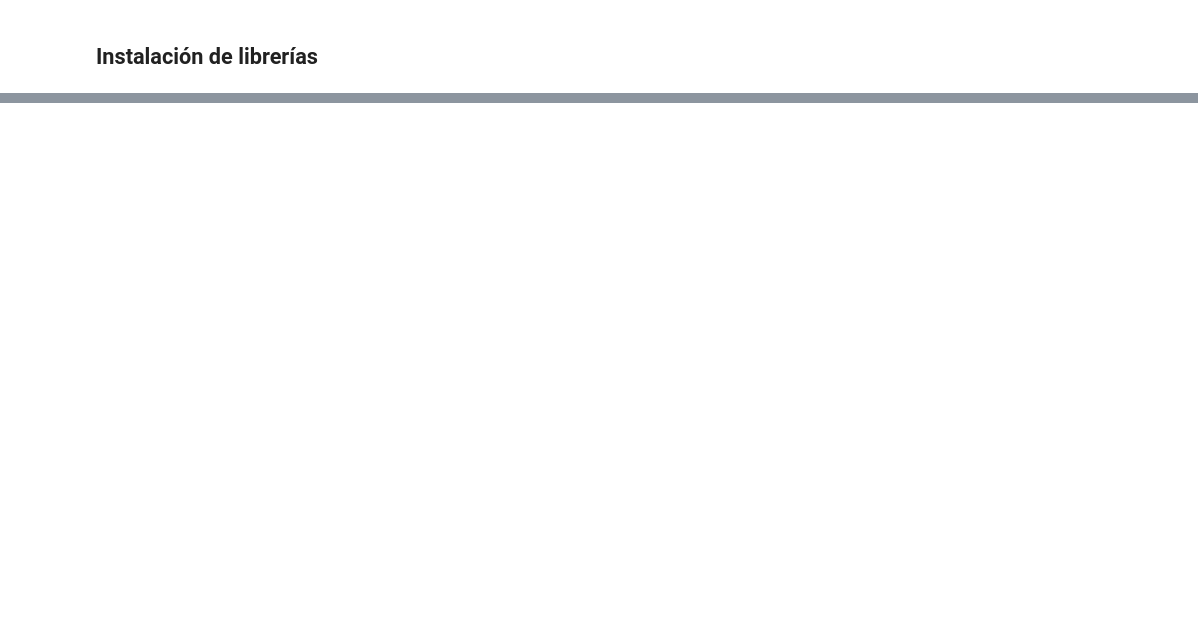
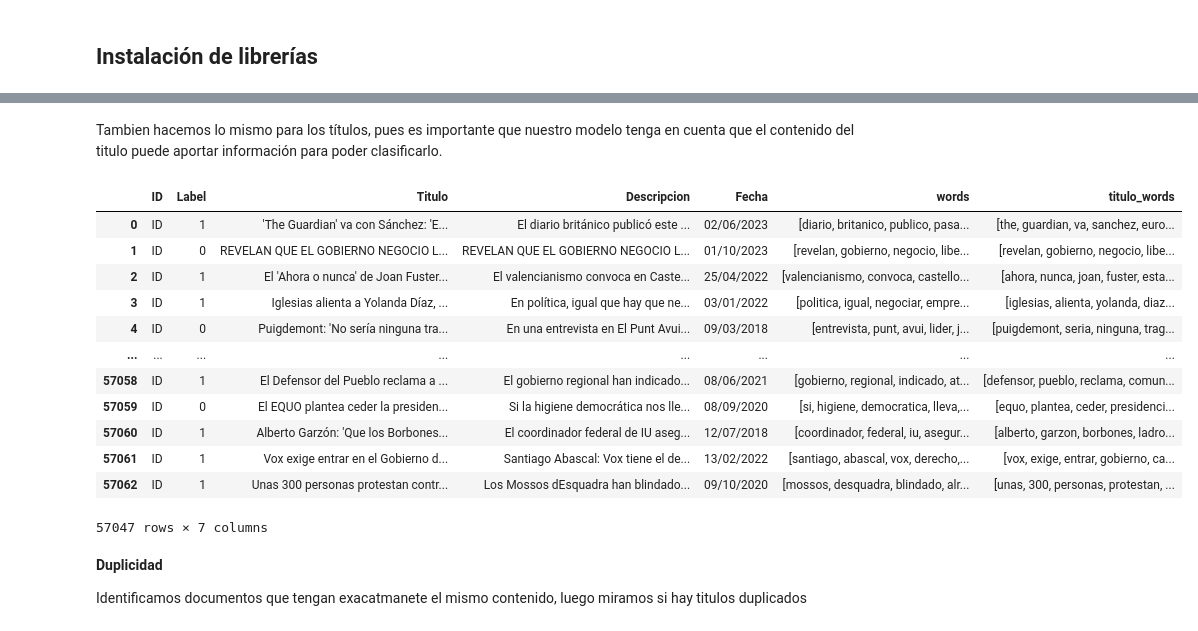
Before and after one commit to Yesopi/BI_project_1, a Jupyter notebook: Proyecto1_BI.ipynb, the cells around one changed output, grey strips where cells are left out. Saved outputs shown, nothing was run; the diff lists cells and outputs as text; code cells hidden in the pictures; blank space fills up the shorter version.

```diff
--- a/Proyecto1_BI.ipynb
+++ b/Proyecto1_BI.ipynb
@@ -200,0 +213,24 @@ You should consider upgrading via the 'C:\Users\estiv\AppData\Local\Microsoft\Wi
+# %% [markdown]
+Tambien hacemos lo mismo para los títulos, pues es importante que nuestro modelo tenga en cuenta que el contenido del titulo puede aportar información para poder clasificarlo.
+# %%
+texts["titulo_words"] = texts["Titulo"].apply(word_tokenize)
+texts["titulo_words"] = texts["titulo_words"].apply(preprocessing)
+texts
+# %% [output]
+|  | ID | Label | Titulo | Descripcion | Fecha | words | titulo_words |
+| 0 | ID | 1 | 'The Guardian' va con Sánchez: 'E... | El diario británico publicó este ... | 02/06/2023 | [diario, britanico, publico, pasa... | [the, guardian, va, sanchez, euro... |
+| 1 | ID | 0 | REVELAN QUE EL GOBIERNO NEGOCIO L... | REVELAN QUE EL GOBIERNO NEGOCIO L... | 01/10/2023 | [revelan, gobierno, negocio, libe... | [revelan, gobierno, negocio, libe... |
+| 2 | ID | 1 | El 'Ahora o nunca' de Joan Fuster... | El valencianismo convoca en Caste... | 25/04/2022 | [valencianismo, convoca, castello... | [ahora, nunca, joan, fuster, esta... |
+| 3 | ID | 1 | Iglesias alienta a Yolanda Díaz, ... | En política, igual que hay que ne... | 03/01/2022 | [politica, igual, negociar, empre... | [iglesias, alienta, yolanda, diaz... |
+| 4 | ID | 0 | Puigdemont: 'No sería ninguna tra... | En una entrevista en El Punt Avui... | 09/03/2018 | [entrevista, punt, avui, lider, j... | [puigdemont, seria, ninguna, trag... |
+| ... | ... | ... | ... | ... | ... | ... | ... |
+| 57058 | ID | 1 | El Defensor del Pueblo reclama a ... | El gobierno regional han indicado... | 08/06/2021 | [gobierno, regional, indicado, at... | [defensor, pueblo, reclama, comun... |
+| 57059 | ID | 0 | El EQUO plantea ceder la presiden... | Si la higiene democrática nos lle... | 08/09/2020 | [si, higiene, democratica, lleva,... | [equo, plantea, ceder, presidenci... |
+| 57060 | ID | 1 | Alberto Garzón: 'Que los Borbones... | El coordinador federal de IU aseg... | 12/07/2018 | [coordinador, federal, iu, asegur... | [alberto, garzon, borbones, ladro... |
+| 57061 | ID | 1 | Vox exige entrar en el Gobierno d... | Santiago Abascal: Vox tiene el de... | 13/02/2022 | [santiago, abascal, vox, derecho,... | [vox, exige, entrar, gobierno, ca... |
+| 57062 | ID | 1 | Unas 300 personas protestan contr... | Los Mossos dEsquadra han blindado... | 09/10/2020 | [mossos, desquadra, blindado, alr... | [unas, 300, personas, protestan, ... |
+57047 rows × 7 columns
+# %% [markdown]
+**Duplicidad**
+
+Identificamos documentos que tengan exacatmanete el mismo contenido, luego miramos si hay titulos duplicados
```
Also changed, not shown: parts of 95 cells of this notebook, 1 other file.
